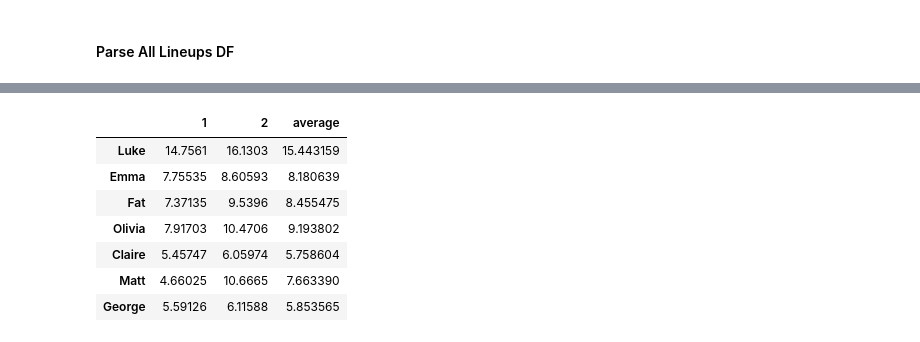
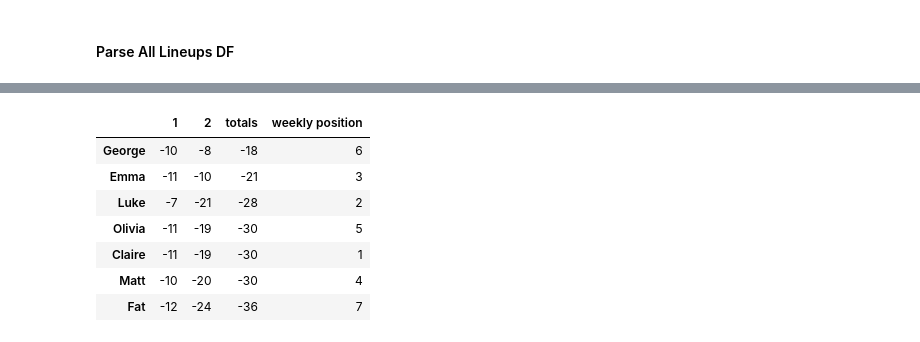
Before and after one commit to mattdanhall/fantasy_stats, a Jupyter notebook: fantasy_stats.ipynb, the cells around one changed output, grey strips where cells are left out. Cells and saved outputs as stored; diff of their text form; code cells hidden in the pictures.

```diff
--- a/fantasy_stats.ipynb
+++ b/fantasy_stats.ipynb
@@ -225,3 +237,4 @@ def get_league_stats_df_by_gameweek(all_lineups_df, include_bench = False):
     return(league_stats_df)
 # %%
 league_stats_df_by_gameweek = get_league_stats_df_by_gameweek(all_lineups_df)
+league_stats_df_by_gameweek_with_bench = get_league_stats_df_by_gameweek(all_lineups_df, True)
@@ -241,32 +254,35 @@ def get_league_stats_df_by_stat(league_stats_df_by_gameweek, stat, total_type =
     gameweek_range = range(1,current_gameweek+1)
 
     league_stats_df_by_stat = pd.DataFrame(columns = gameweek_range, index = owners)
+    if total_type == 'total':
+        league_stats_df_by_stat.insert(current_gameweek,'totals',pd.Series([], dtype=object))
 
     for owner in owners:
         for gameweek in gameweek_range:
             league_stats_df_by_stat.loc[owner, gameweek] = league_stats_df_by_gameweek[gameweek].loc[owner, stat]
         if total_type == 'mean' or total_type == 'average':
             league_stats_df_by_stat.loc[owner, 'average'] = league_stats_df_by_stat.loc[owner, gameweek_range].mean()
-            league_stats_df_by_stat.sort_values('average', ascending=False)
+            league_stats_df_by_stat = league_stats_df_by_stat.sort_values('average', ascending=False)
         elif total_type == 'total':
             league_stats_df_by_stat.loc[owner, 'totals'] = league_stats_df_by_stat.loc[owner, gameweek_range].sum()
-            league_stats_df_by_stat.sort_values('totals', ascending=False)
+            league_stats_df_by_stat = league_stats_df_by_stat.sort_values('totals', ascending=False)
 
     if not sort_by_week == 0:
-        league_stats_df_by_stat.sort_values(sort_by_week, ascending=False)
+        league_stats_df_by_stat = league_stats_df_by_stat.sort_values(sort_by_week, ascending=False)
 
     return(league_stats_df_by_stat)
-# %%
-get_league_stats_df_by_stat(league_stats_df, 'selected %', 'mean')
-# %% [output]
-|  | 1 | 2 | average |
-| Luke | 14.7561 | 16.1303 | 15.443159 |
-| Emma | 7.75535 | 8.60593 | 8.180639 |
-| Fat | 7.37135 | 9.5396 | 8.455475 |
-| Olivia | 7.91703 | 10.4706 | 9.193802 |
-| Claire | 5.45747 | 6.05974 | 5.758604 |
-| Matt | 4.66025 | 10.6665 | 7.663390 |
-| George | 5.59126 | 6.11588 | 5.853565 |
+# %%
+df = get_league_stats_df_by_stat(league_stats_df_by_gameweek_with_bench, 'goal difference', 'total')
+pd.concat([df,league_stats_df_by_gameweek_with_bench[current_gameweek][['weekly position']]],axis=1)
+# %% [output]
+|  | 1 | 2 | totals | weekly position |
+| George | -10 | -8 | -18 | 6 |
+| Emma | -11 | -10 | -21 | 3 |
+| Luke | -7 | -21 | -28 | 2 |
+| Olivia | -11 | -19 | -30 | 5 |
+| Claire | -11 | -19 | -30 | 1 |
+| Matt | -10 | -20 | -30 | 4 |
+| Fat | -12 | -24 | -36 | 7 |
 # %%
 stats_df = get_league_stats_df_by_gameweek(all_lineups_df, 2, True)
 stat_to_sort_by = 'selected %'
```
Also changed, not shown: parts of 8 cells of this notebook, 4 other files.
